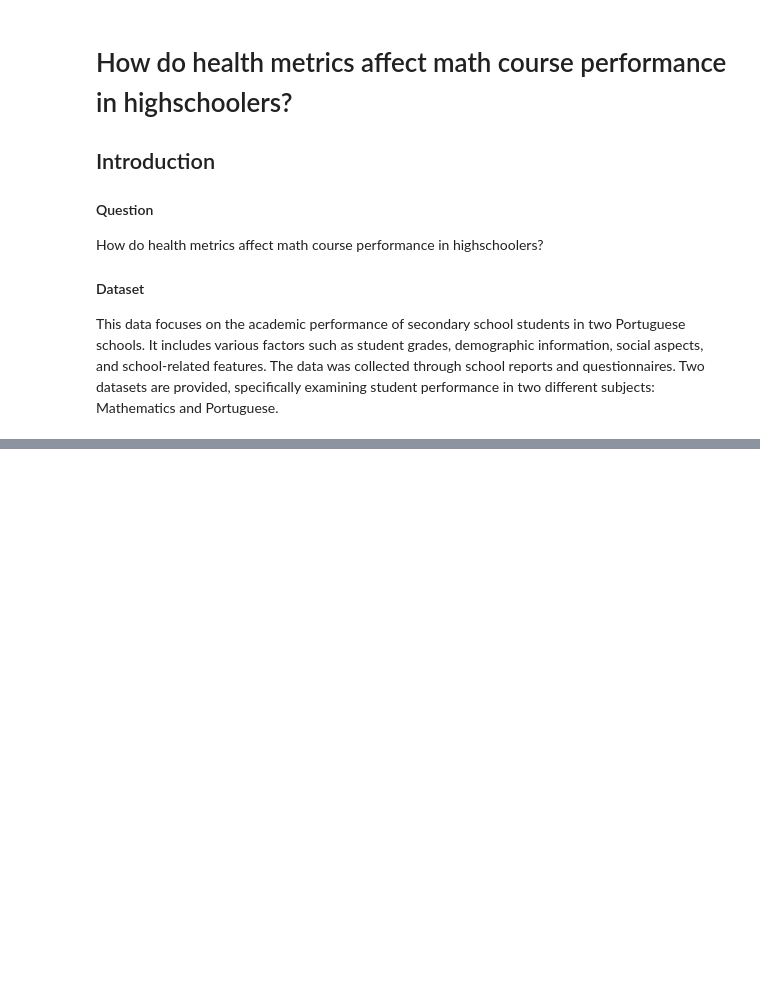
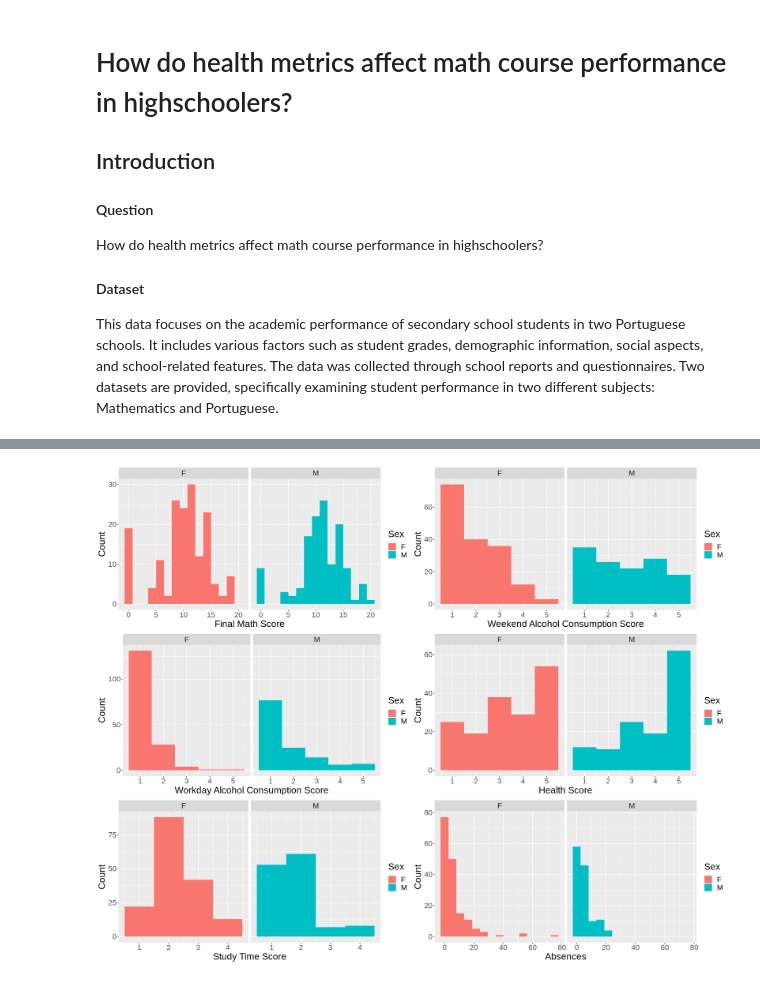
Before and after one commit to JadenMajid/dsci-100-student-grades, a Jupyter notebook: project_proposal.ipynb, the cells around one changed output, grey strips where cells are left out. Drawn from its saved outputs; the diff is of its cells as text; code cells hidden in the pictures; blank space fills up the shorter version.

Commit message:
Added plotting code

```diff
--- a/project_proposal.ipynb
+++ b/project_proposal.ipynb
@@ -35,0 +19,17 @@ library(tidymodels)
+# %%
+# Load the data from the web
+set.seed(2000)
+path <- 'https://raw.githubusercontent.com/JadenMajid/dsci-100-student-grades/main/student-mat.csv'
+
+og_data <- read_csv2(file = path) |>
+    mutate(Talc = Walc + Dalc)
+    # mutate(Walc = as_factor(Walc)) |>
+    # mutate(Dalc = as_factor(Dalc)) |>
+    # mutate(Talc = as_factor(Talc))
+
+# training data
+split <- og_data |>
+    initial_split(prop = 0.75, strata = G3)
+
+data <- training(split)
+test_data <- testing(split)
@@ -35,0 +59,58 @@ library(tidymodels)
+# %%
+options(repr.plot.width = 19, repr.plot.height = 15)
+
+G3_plot <- data |>
+    ggplot() +
+        geom_histogram(aes(x = G3, fill = as_factor(sex)), bins = 15) +
+        facet_grid(cols = vars(sex)) +
+        labs(x = "Final Math Score", y = "Count", fill = "Sex") +
+        theme(text = element_text(size = 20))
+
+
+walc_plot <- data |>
+    ggplot() +
+        geom_histogram(aes(x = Walc, fill = as_factor(sex)), bins = 5) +
+        facet_grid(cols = vars(sex)) +
+        labs(x = "Weekend Alcohol Consumption Score", y = "Count", fill = "Sex") +
+        theme(text = element_text(size = 20))
+
+
+dalc_plot <- data |>
+    ggplot() +
+        geom_histogram(aes(x = Dalc, fill = as_factor(sex)), bins = 5) +
+        facet_grid(cols = vars(sex)) +
+        labs(x = "Workday Alcohol Consumption Score", y = "Count", fill = "Sex") +
+        theme(text = element_text(size = 20))
+
+
+health_plot <- data |>
+    ggplot() +
+        geom_histogram(aes(x = health, fill = as_factor(sex)), bins = 5) +
+        facet_grid(cols = vars(sex)) +
+        labs(x = "Health Score", y = "Count", fill = "Sex") +
+        theme(text = element_text(size = 20))
+
+
+studytime_plot <- data |>
+    ggplot() +
+        geom_histogram(aes(x = studytime, fill = as_factor(sex)), bins = 4) +
+        facet_grid(cols = vars(sex)) +
+        labs(x = "Study Time Score", y = "Count", fill = "Sex") +
+        theme(text = element_text(size = 20))
+
+
+absences_plot <- data |>
+    ggplot() +
+        geom_histogram(aes(x = absences, fill = as_factor(sex)), bins = 15) +
+        facet_grid(cols = vars(sex)) +
+        labs(x = "Absences", y = "Count", fill = "Sex") +
+        theme(text = element_text(size = 20))
+
+
+top_row <- plot_grid(G3_plot, walc_plot)
+middle_row <- plot_grid(dalc_plot, health_plot)
+bottom_row <- plot_grid(studytime_plot, absences_plot)
+summary_plot <- plot_grid(top_row, middle_row, bottom_row, ncol = 1)
+summary_plot
+# %% [output]
+[figure, added]
```
Also changed, not shown: parts of 5 cells of this notebook.
